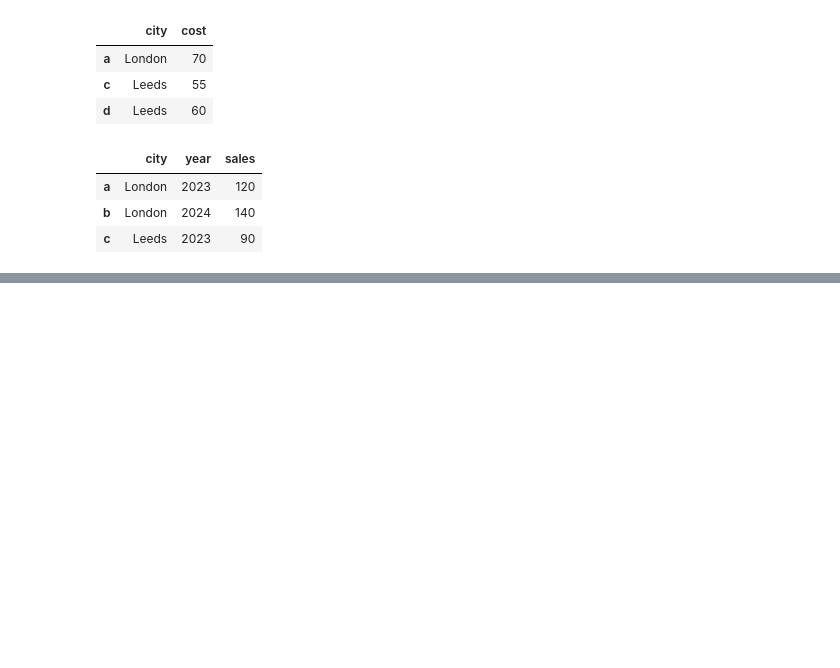
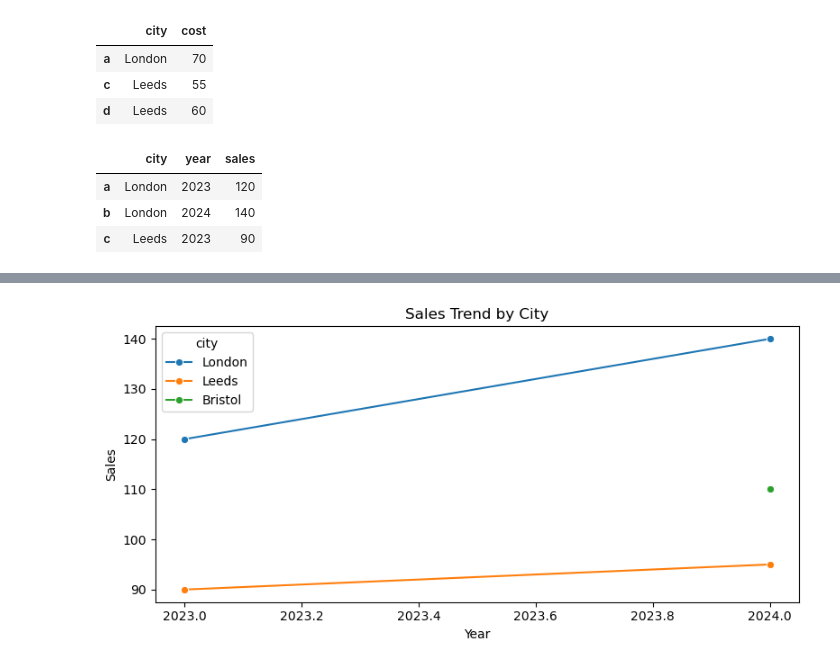
Before and after one commit to Azeez008/Python-Novice-to-Pro, a Jupyter notebook: DATA MANIPLUATION WITH PANDAS/Data_manipulation_with_pandas.ipynb, the cells around one changed output, grey strips where cells are left out. Saved outputs shown, nothing was run; the diff lists cells and outputs as text; code cells hidden in the pictures; blank space fills up the shorter version.

```diff
--- a/DATA MANIPLUATION WITH PANDAS/Data_manipulation_with_pandas.ipynb
+++ b/DATA MANIPLUATION WITH PANDAS/Data_manipulation_with_pandas.ipynb
@@ -683,0 +750,24 @@ df_dummy.iloc[0:3,0:3]
+# %%
+#Seaborn
+#Seaborn: Line plot of Sales over Time by City
+#This shows sales trend by year for each city (useful when you add more years).
+
+
+import pandas as pd
+import seaborn as sns
+import matplotlib.pyplot as plt
+
+# (reusing df_dummy from above)
+
+plt.figure(figsize=(8,4))
+sns.lineplot(
+    data=df_dummy.sort_values("year"),
+    x="year", y="sales", hue="city", marker="o"
+)
+plt.title("Sales Trend by City")
+plt.ylabel("Sales")
+plt.xlabel("Year")
+plt.tight_layout()
+plt.show()
+# %% [output]
+[figure, added]
```
Also changed, not shown: parts of 6 cells of this notebook, 9 other files.
